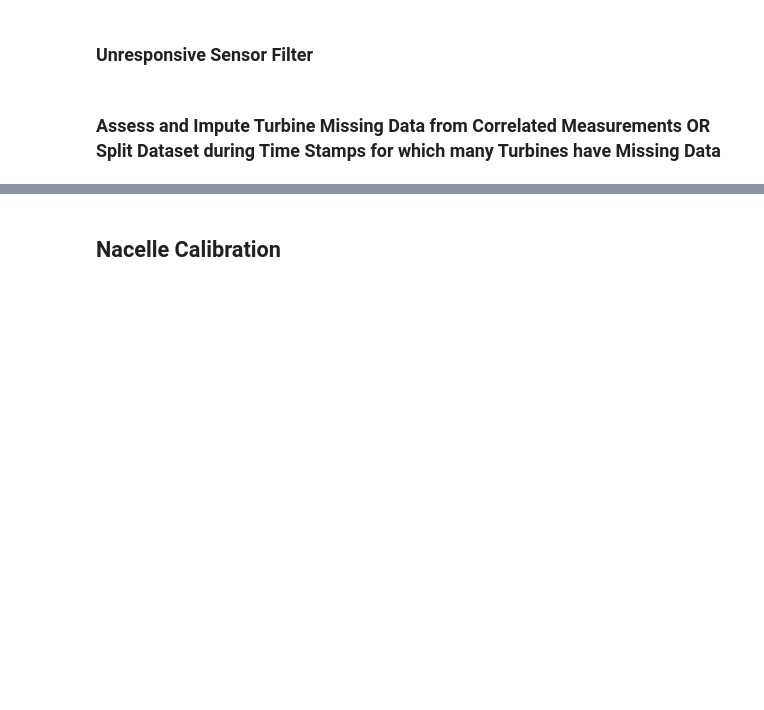
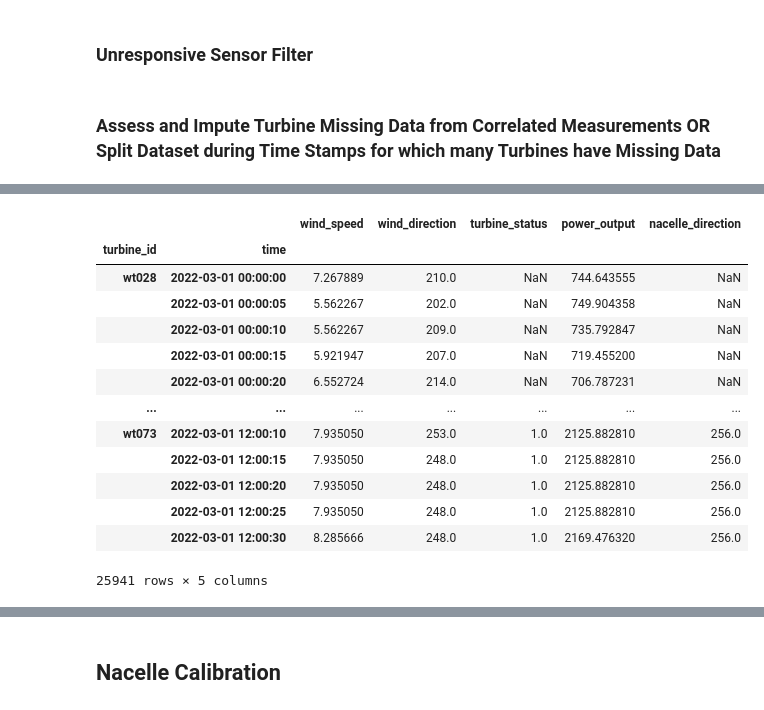
Before and after one commit to achenry/wind-forecasting, a Jupyter notebook: wind_forecasting/preprocessing/preprocessing_main.ipynb, the cells around one changed output, grey strips where cells are left out. Saved outputs shown, nothing was run; the diff lists cells and outputs as text; code cells hidden in the pictures; blank space fills up the shorter version.

Commit message:
working up to nacelle calibration

```diff
--- a/wind_forecasting/preprocessing/preprocessing_main.ipynb
+++ b/wind_forecasting/preprocessing/preprocessing_main.ipynb
@@ -460,7 +519,7 @@ if False:
                                     # & df_query.select([pl.col(feat).is_not_null().alias(feat) for feat in features])\
                                     #   .collect(streaming=True).to_pandas()
                                     #   ).values
-    features = ws_cols + wd_cols + pwr_cols
+    features = ws_cols + wd_cols
     frozen_sensor = np.stack([(filters.unresponsive_flag(data=df_query.select(feat).collect(streaming=True).to_pandas(), threshold=thr)
                                     & df_query.select(pl.col(feat).is_not_null().alias(feat))\
                                     .collect(streaming=True).to_pandas()
@@ -644,0 +729,50 @@ ValueError: must specify `on` OR `left_on` and `right_on`
+# %%
+# if more than 'missing_col_thr' columns are missing data for more than 'missing_timesteps_thr', split the dataset at the point of temporal discontinuity
+split_df_query = [df.lazy() for df in df_query.with_columns(get_continuity_group_index(df_query_not_missing).alias("continuity_group"))\
+                          .filter(pl.col("continuity_group") != -1)\
+                          .collect(streaming=True)\
+                          .sort("time")\
+                          .partition_by("continuity_group")]
+
+for df in split_df_query:
+    # assert df.select("time").max().item() - df.select("time").min().item()
+    assert df.select((pl.col("time").diff(null_behavior="drop") == np.timedelta64(data_loader.dt, "s")).all()).collect(streaming=True).item()
+    assert (df.select((pl.sum_horizontal([(cs.numeric() & cs.contains(col)).is_null() for col in missing_data_cols]) <= missing_col_thr).all()).collect(streaming=True).item()
+            |  ((df.select("time").max().collect(streaming=True).item() - df.select("time").min().collect(streaming=True).item()) < missing_duration_thr))
+
+# max_len = 0
+# max_idx = -1
+# for i, df in enumerate(split_df_query):
+#     # print(i, df.collect(streaming=True).shape[0])
+#     if (new_len := df.collect(streaming=True).shape[0]) > max_len:
+#         max_len = new_len
+#         max_idx = i
+
+# print(max_idx, max_len)
+# %%
+col = "wind_direction"
+split_df_query[0]
+unpivot_df = data_inspector.unpivot_dataframe(split_df_query[0])
+split_df_query[0].collect()
+unpivot_df.collect()
+unpivot_df.collect().to_pandas().set_index(["turbine_id", "time"])
+
+
+# t1 = unpivot_df.filter(pl.col("wind_direction").is_null()).first().select("time").collect().item()
+# split_df_query[0].filter(pl.col("time") >= t1).collect()
+# unpivot_df.filter(pl.col("wind_direction").is_null()).collect()
+# %% [output]
+|  |  | wind_speed | wind_direction | turbine_status | power_output | nacelle_direction |
+| turbine_id | time |  |  |  |  |  |
+| wt028 | 2022-03-01 00:00:00 | 7.267889 | 210.0 | NaN | 744.643555 | NaN |
+|  | 2022-03-01 00:00:05 | 5.562267 | 202.0 | NaN | 749.904358 | NaN |
+|  | 2022-03-01 00:00:10 | 5.562267 | 209.0 | NaN | 735.792847 | NaN |
+|  | 2022-03-01 00:00:15 | 5.921947 | 207.0 | NaN | 719.455200 | NaN |
+|  | 2022-03-01 00:00:20 | 6.552724 | 214.0 | NaN | 706.787231 | NaN |
+| ... | ... | ... | ... | ... | ... | ... |
+| wt073 | 2022-03-01 12:00:10 | 7.935050 | 253.0 | 1.0 | 2125.882810 | 256.0 |
+|  | 2022-03-01 12:00:15 | 7.935050 | 248.0 | 1.0 | 2125.882810 | 256.0 |
+|  | 2022-03-01 12:00:20 | 7.935050 | 248.0 | 1.0 | 2125.882810 | 256.0 |
+|  | 2022-03-01 12:00:25 | 7.935050 | 248.0 | 1.0 | 2125.882810 | 256.0 |
+|  | 2022-03-01 12:00:30 | 8.285666 | 248.0 | 1.0 | 2169.476320 | 256.0 |
+25941 rows × 5 columns
```
Also changed, not shown: parts of 16 cells of this notebook, 1 other file.
